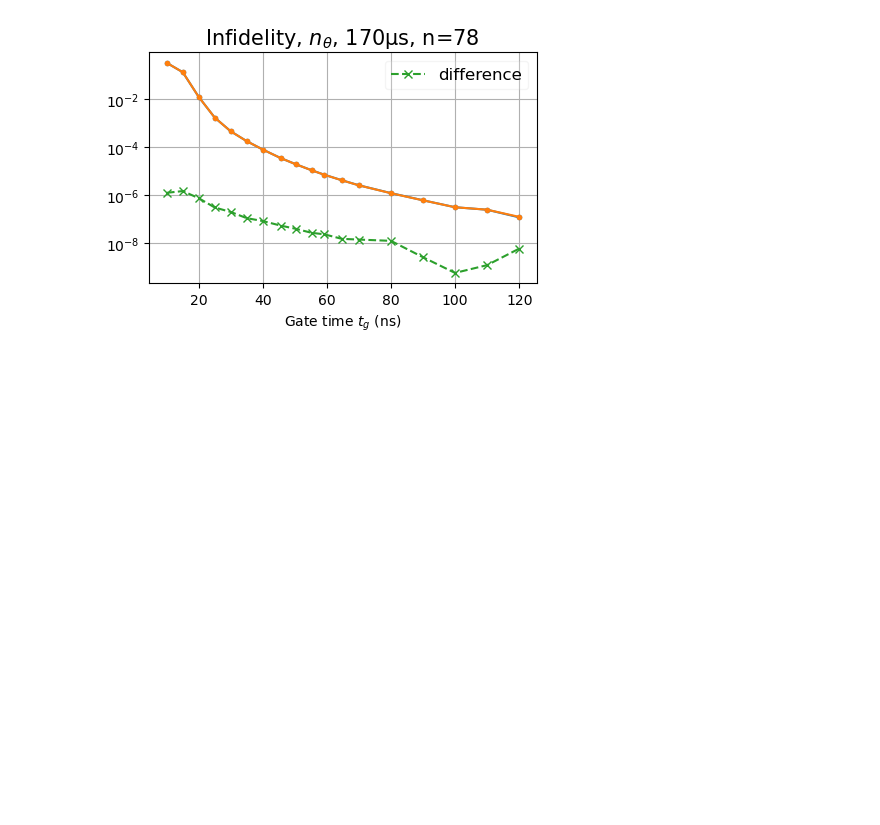
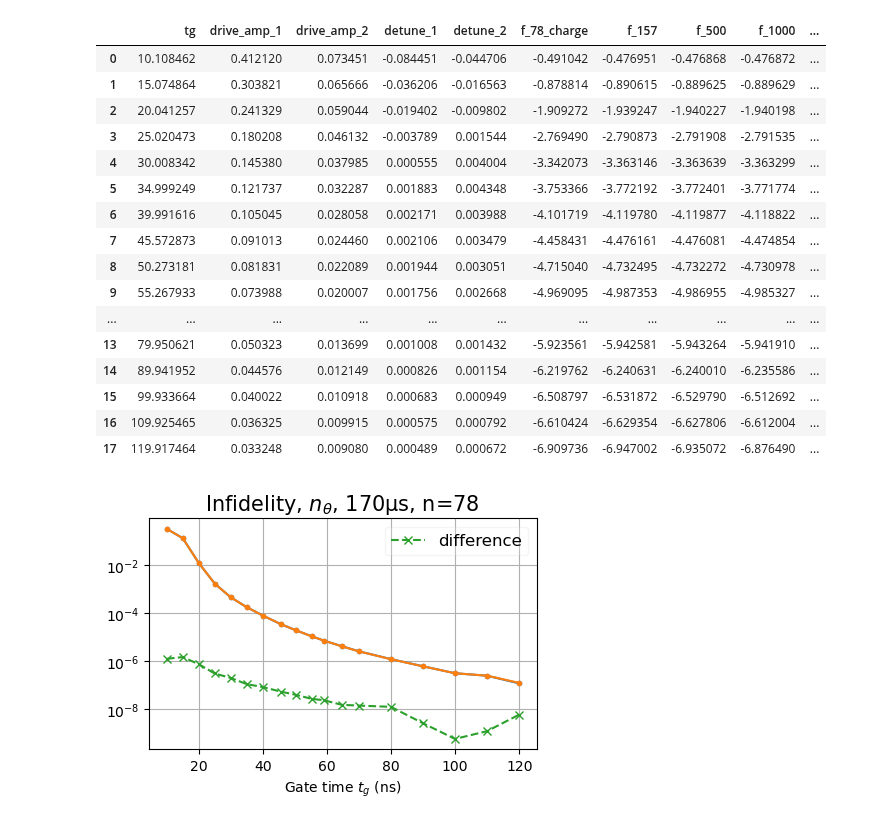
Before and after one commit to Zhenxing2020/two_qubit_gate_for_zero_pi_qubit, a Jupyter notebook: xgate/notebooks/plot/plot_xgate_theta_results.ipynb, the cells around one changed output. Saved outputs shown, nothing was run; the diff lists cells and outputs as text; code cells hidden in the pictures; blank space fills up the shorter version.

```diff
--- a/xgate/notebooks/plot/plot_xgate_theta_results.ipynb
+++ b/xgate/notebooks/plot/plot_xgate_theta_results.ipynb
@@ -27,6 +27,63 @@ colors = [
     '#bcbd22',  # Yellow-green
     '#17becf'   # Cyan
 ]
+# %%
+f_ideal_157 = np.array([
+-0.47695268, -0.89061680, -1.93926583, -2.79094210 ,
+-3.36333343, -3.77252960, -4.12038403, -4.47706848 ,
+-4.73374511, -4.98881570, -5.17035187, -5.40682250 ,
+-5.61859122, -5.94862329, -6.24194963, -6.53016446 ,
+-6.62084628, -6.90134354 ,
+])
+
+f_170us_157 = np.array([
+-0.47692710, -0.89046780, -1.93678103, -2.77060806 ,
+-3.28190400, -3.56874634, -3.72399534, -3.79646804 ,
+-3.80610286, -3.79527470, -3.77984910, -3.75254203 ,
+-3.72540456, -3.67503522, -3.62851559, -3.58601596 ,
+-3.54696494, -3.51119959 ,
+])
+
+f_30us_157 = np.array([
+-0.47683598, -0.88994898, -1.92785610, -2.70065261 ,
+-3.05859274, -3.16976625, -3.18635266, -3.16433159 ,
+-3.13396272, -3.09949927, -3.07345639, -3.03685363 ,
+-3.00427854, -2.94804283, -2.89795175, -2.85296781 ,
+-2.81215374, -2.77484326 ,
+])
+
+f_3us_157 = np.array([
+-0.47585419, -0.88434347, -1.84091141, -2.28233456 ,
+-2.32823115, -2.29267648, -2.24604526, -2.19466238 ,
+-2.15429215, -2.11457275, -2.08637343, -2.04806279 ,
+-2.01462390, -1.95771113, -1.90743182, -1.86248795 ,
+-1.82186327, -1.78478740 ,
+])
+# %%
+f_theta['f_157_charge'] = f_ideal_157
+f_theta['f_157_170us'] = f_170us_157
+f_theta['f_157_30us'] = f_30us_157
+f_theta['f_157_3us'] = f_3us_157
+# %%
+f_theta
+# %% [output]
+|  | tg | drive_amp_1 | drive_amp_2 | detune_1 | detune_2 | f_78_charge | f_157 | f_500 | f_1000 | ... |
+| 0 | 10.108462 | 0.412120 | 0.073451 | -0.084451 | -0.044706 | -0.491042 | -0.476951 | -0.476868 | -0.476872 | ... |
+| 1 | 15.074864 | 0.303821 | 0.065666 | -0.036206 | -0.016563 | -0.878814 | -0.890615 | -0.889625 | -0.889629 | ... |
+| 2 | 20.041257 | 0.241329 | 0.059044 | -0.019402 | -0.009802 | -1.909272 | -1.939247 | -1.940227 | -1.940198 | ... |
+| 3 | 25.020473 | 0.180208 | 0.046132 | -0.003789 | 0.001544 | -2.769490 | -2.790873 | -2.791908 | -2.791535 | ... |
+| 4 | 30.008342 | 0.145380 | 0.037985 | 0.000555 | 0.004004 | -3.342073 | -3.363146 | -3.363639 | -3.363299 | ... |
+| 5 | 34.999249 | 0.121737 | 0.032287 | 0.001883 | 0.004348 | -3.753366 | -3.772192 | -3.772401 | -3.771774 | ... |
+| 6 | 39.991616 | 0.105045 | 0.028058 | 0.002171 | 0.003988 | -4.101719 | -4.119780 | -4.119877 | -4.118822 | ... |
+| 7 | 45.572873 | 0.091013 | 0.024460 | 0.002106 | 0.003479 | -4.458431 | -4.476161 | -4.476081 | -4.474854 | ... |
+| 8 | 50.273181 | 0.081831 | 0.022089 | 0.001944 | 0.003051 | -4.715040 | -4.732495 | -4.732272 | -4.730978 | ... |
+| 9 | 55.267933 | 0.073988 | 0.020007 | 0.001756 | 0.002668 | -4.969095 | -4.987353 | -4.986955 | -4.985327 | ... |
+| ... | ... | ... | ... | ... | ... | ... | ... | ... | ... | ... |
+| 13 | 79.950621 | 0.050323 | 0.013699 | 0.001008 | 0.001432 | -5.923561 | -5.942581 | -5.943264 | -5.941910 | ... |
+| 14 | 89.941952 | 0.044576 | 0.012149 | 0.000826 | 0.001154 | -6.219762 | -6.240631 | -6.240010 | -6.235586 | ... |
+| 15 | 99.933664 | 0.040022 | 0.010918 | 0.000683 | 0.000949 | -6.508797 | -6.531872 | -6.529790 | -6.512692 | ... |
+| 16 | 109.925465 | 0.036325 | 0.009915 | 0.000575 | 0.000792 | -6.610424 | -6.629354 | -6.627806 | -6.612004 | ... |
+| 17 | 119.917464 | 0.033248 | 0.009080 | 0.000489 | 0.000672 | -6.909736 | -6.947002 | -6.935072 | -6.876490 | ... |
 # %%
 params = f_theta[['tg', 'drive_amp_1', 'drive_amp_2', 'detune_1', 'detune_2'
                     ]].to_numpy()[::4] #[1::4, :]
```
Also changed, not shown: parts of 1 cell of this notebook, 4 other files.
